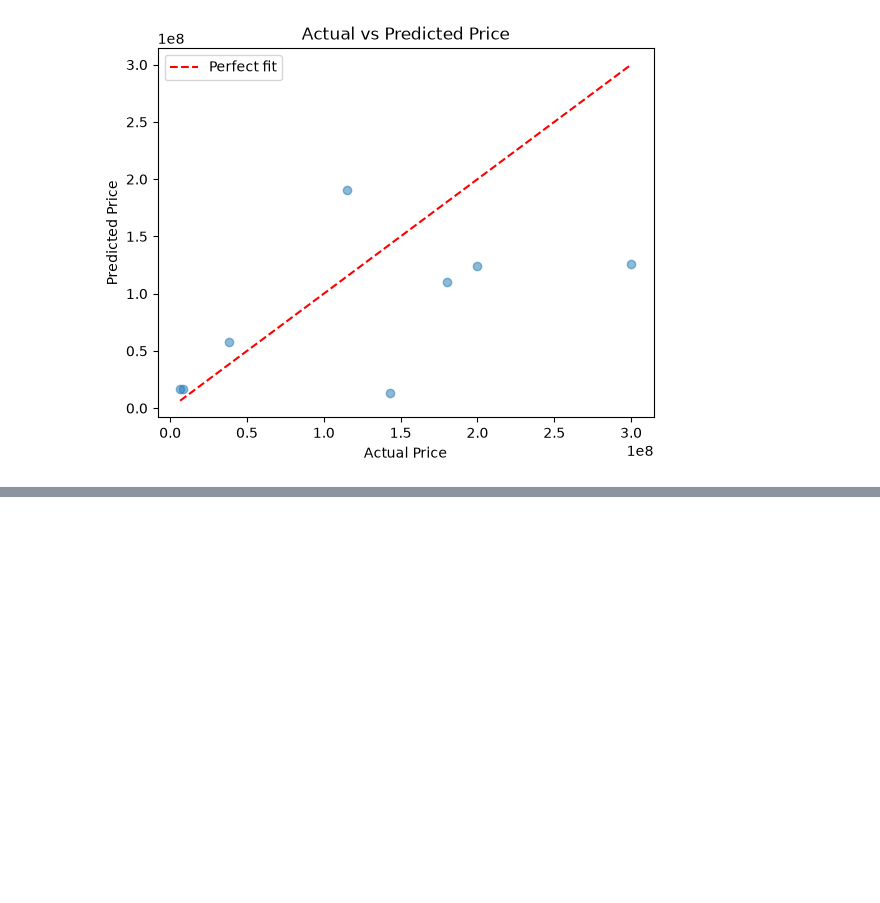
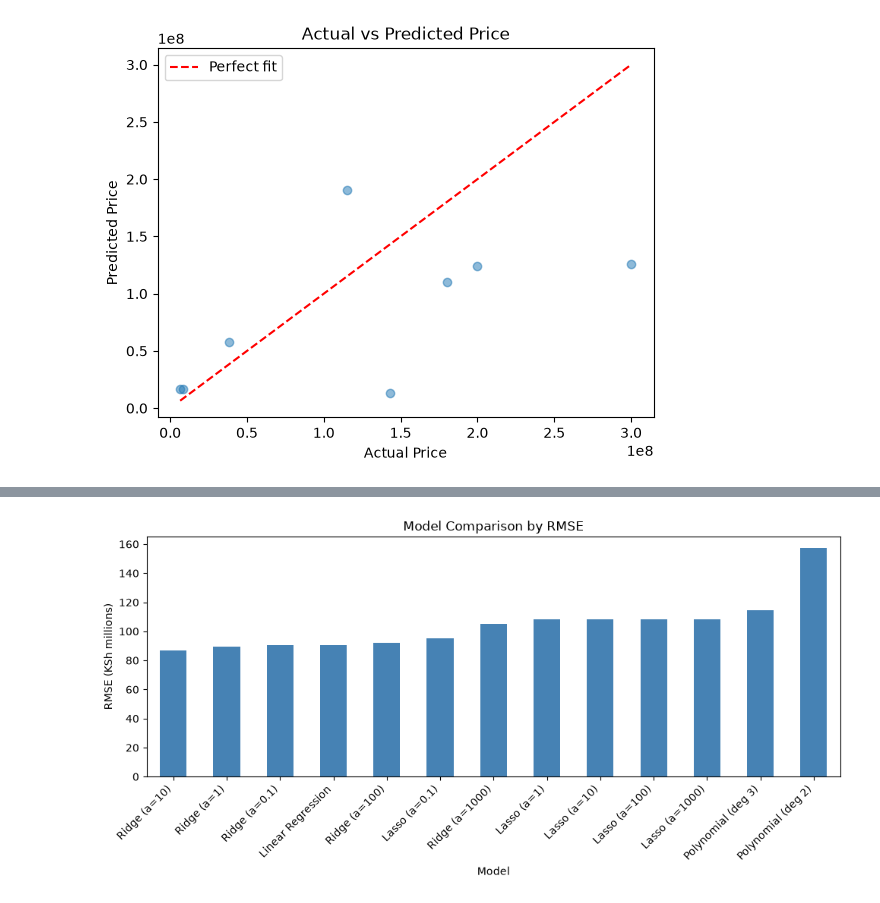
Before and after one commit to WillardDev/Machine_Learning_Foundation, a Jupyter notebook: Linear_Regression(1).ipynb, the cells around one changed output, grey strips where cells are left out. Cells and saved outputs as stored; diff of their text form; code cells hidden in the pictures; blank space fills up the shorter version.

```diff
--- a/Linear_Regression(1).ipynb
+++ b/Linear_Regression(1).ipynb
@@ -275,0 +286,24 @@ plt.show()
+# %%
+from sklearn.linear_model import LinearRegression, Ridge, Lasso
+from sklearn.preprocessing import PolynomialFeatures
+from sklearn.pipeline import make_pipeline
+
+# Collect every model's metrics for a final side-by-side comparison
+results = []
+
+def evaluate_model(name, model, Xtr, Xte, ytr, yte):
+    """Fit a model, predict on the test set, and store/evaluate metrics in KSh."""
+    model.fit(Xtr, ytr)
+    y_pred_log = model.predict(Xte)
+    y_pred = np.expm1(y_pred_log)          # back to KSh
+    y_test_actual = np.expm1(yte)          # back to KSh
+    r2 = r2_score(y_test_actual, y_pred)
+    mae = mean_absolute_error(y_test_actual, y_pred)
+    rmse = np.sqrt(mean_squared_error(y_test_actual, y_pred))
+    results.append({
+        'Model': name,
+        'R2': round(r2, 4),
+        'MAE': int(round(mae)),
+        'RMSE': int(round(rmse))
+    })
+    print(f"{name:24s} R2={r2:8.4f}  MAE={mae:15,.0f}  RMSE={rmse:15,.0f}")
@@ -275,0 +369,5 @@ plt.show()
+# %%
+comparison = pd.DataFrame(results).sort_values('RMSE').reset_index(drop=True)
+comparison["MAE (KSh M)"] = comparison["MAE"] / 1e6
+comparison["RMSE (KSh M)"] = comparison["RMSE"] / 1e6
+comparison[["Model", "R2", "MAE (KSh M)", "RMSE (KSh M)"]]
@@ -275,0 +389,13 @@ plt.show()
+# %%
+plt.figure(figsize=(10, 5))
+axes = plt.gca()
+comparison.sort_values('RMSE').plot.bar(
+    x='Model', y='RMSE (KSh M)', ax=axes, legend=False, color='steelblue'
+)
+plt.ylabel('RMSE (KSh millions)')
+plt.xticks(rotation=45, ha='right')
+plt.title('Model Comparison by RMSE')
+plt.tight_layout()
+plt.show()
+# %% [output]
+[figure, added]
```
Also changed, not shown: parts of 10 cells of this notebook.
